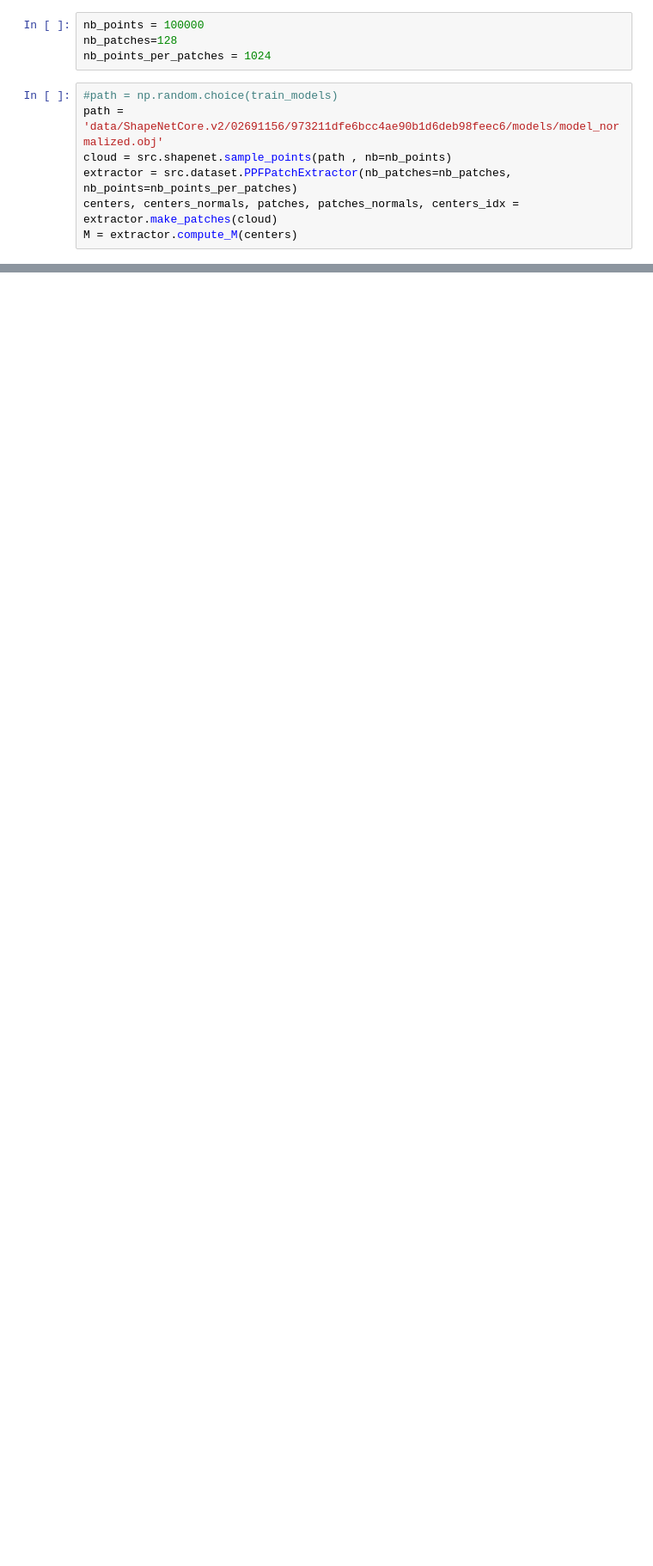
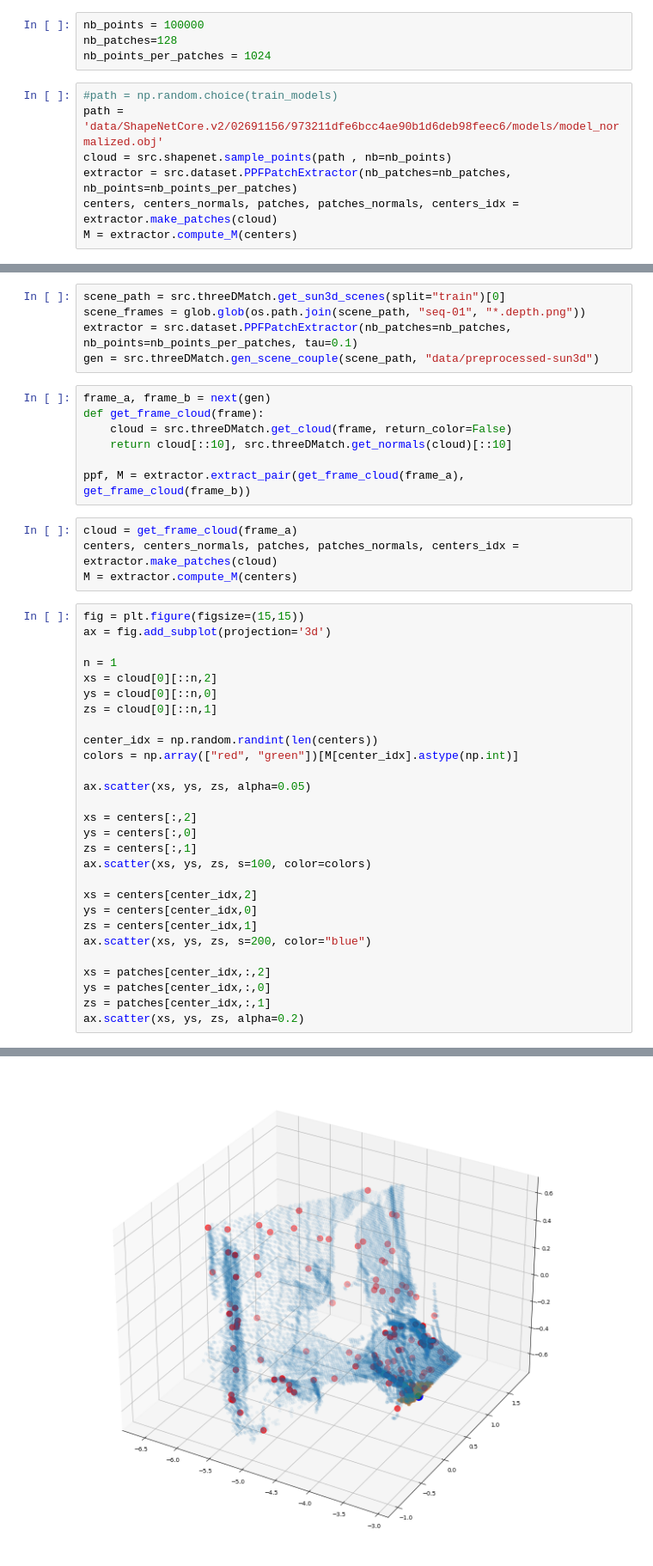
Before and after one commit to leoHeidel/PPFNet-tensorflow, a Jupyter notebook: dataset-visualization.ipynb, the cells around one changed output, grey strips where cells are left out. Shown at 86% size. Drawn from its saved outputs; the diff is of its cells as text; blank space fills up the shorter version.

Commit message:
Training on 3DMatch

```diff
--- a/dataset-visualization.ipynb
+++ b/dataset-visualization.ipynb
@@ -57,0 +67,45 @@ ax.scatter(xs, ys, zs, alpha=0.2)
+# %%
+scene_path = src.threeDMatch.get_sun3d_scenes(split="train")[0]
+scene_frames = glob.glob(os.path.join(scene_path, "seq-01", "*.depth.png"))
+extractor = src.dataset.PPFPatchExtractor(nb_patches=nb_patches, nb_points=nb_points_per_patches, tau=0.1)
+gen = src.threeDMatch.gen_scene_couple(scene_path, "data/preprocessed-sun3d")
+# %%
+frame_a, frame_b = next(gen)
+def get_frame_cloud(frame):
+    cloud = src.threeDMatch.get_cloud(frame, return_color=False)
+    return cloud[::10], src.threeDMatch.get_normals(cloud)[::10]
+
+ppf, M = extractor.extract_pair(get_frame_cloud(frame_a), get_frame_cloud(frame_b))
+# %%
+cloud = get_frame_cloud(frame_a)
+centers, centers_normals, patches, patches_normals, centers_idx = extractor.make_patches(cloud)
+M = extractor.compute_M(centers)
+# %%
+fig = plt.figure(figsize=(15,15))
+ax = fig.add_subplot(projection='3d')
+
+n = 1
+xs = cloud[0][::n,2]
+ys = cloud[0][::n,0]
+zs = cloud[0][::n,1]
+
+center_idx = np.random.randint(len(centers))
+colors = np.array(["red", "green"])[M[center_idx].astype(np.int)]
+
+ax.scatter(xs, ys, zs, alpha=0.05)
+
+xs = centers[:,2]
+ys = centers[:,0]
+zs = centers[:,1]
+ax.scatter(xs, ys, zs, s=100, color=colors)
+
+xs = centers[center_idx,2]
+ys = centers[center_idx,0]
+zs = centers[center_idx,1]
+ax.scatter(xs, ys, zs, s=200, color="blue")
+
+xs = patches[center_idx,:,2]
+ys = patches[center_idx,:,0]
+zs = patches[center_idx,:,1]
+ax.scatter(xs, ys, zs, alpha=0.2)
+# %% [output]
@@ -57,0 +113 @@ ax.scatter(xs, ys, zs, alpha=0.2)
+[figure, added]
```
Also changed, not shown: parts of 8 cells of this notebook, 10 other files.
